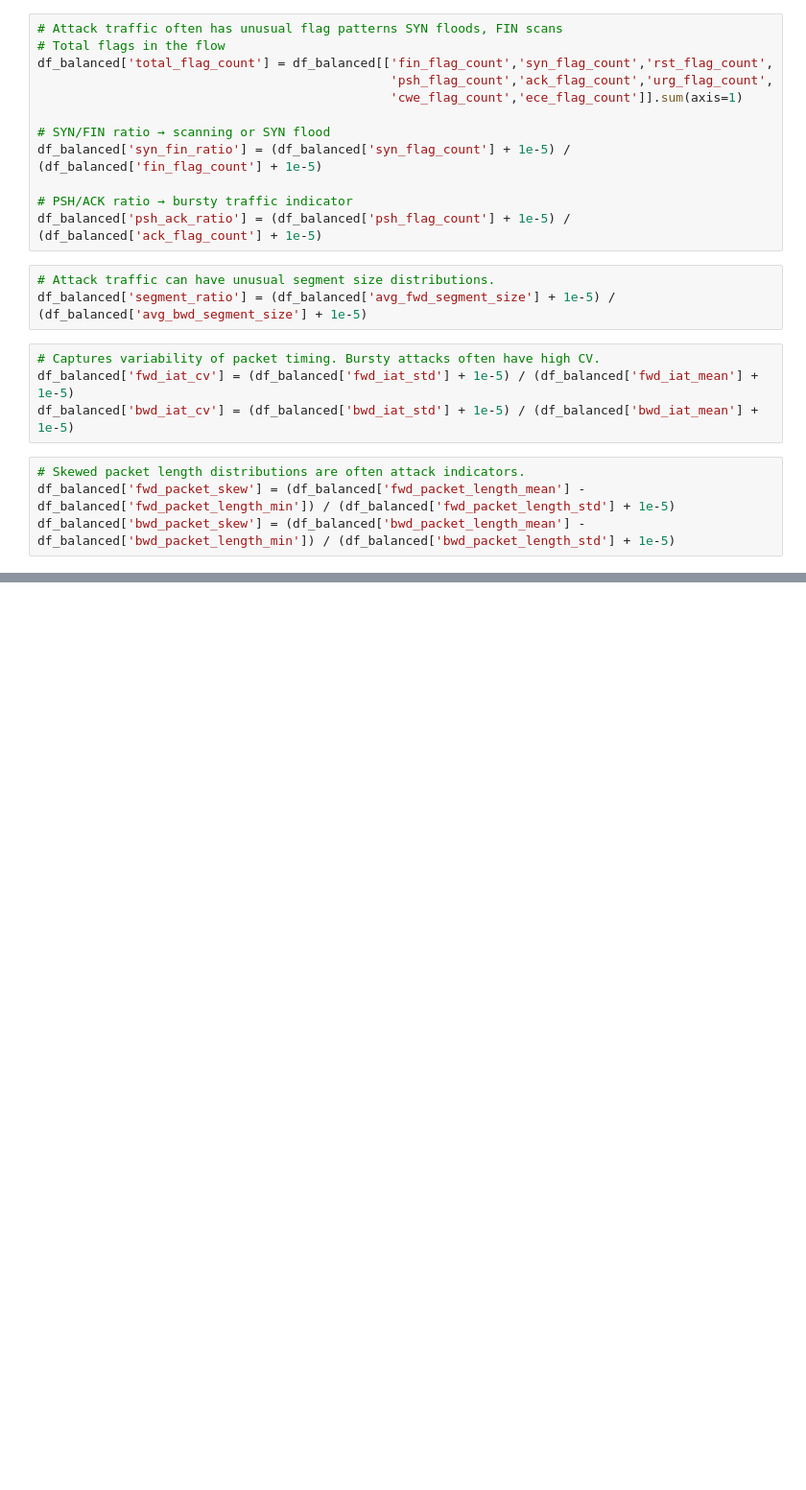
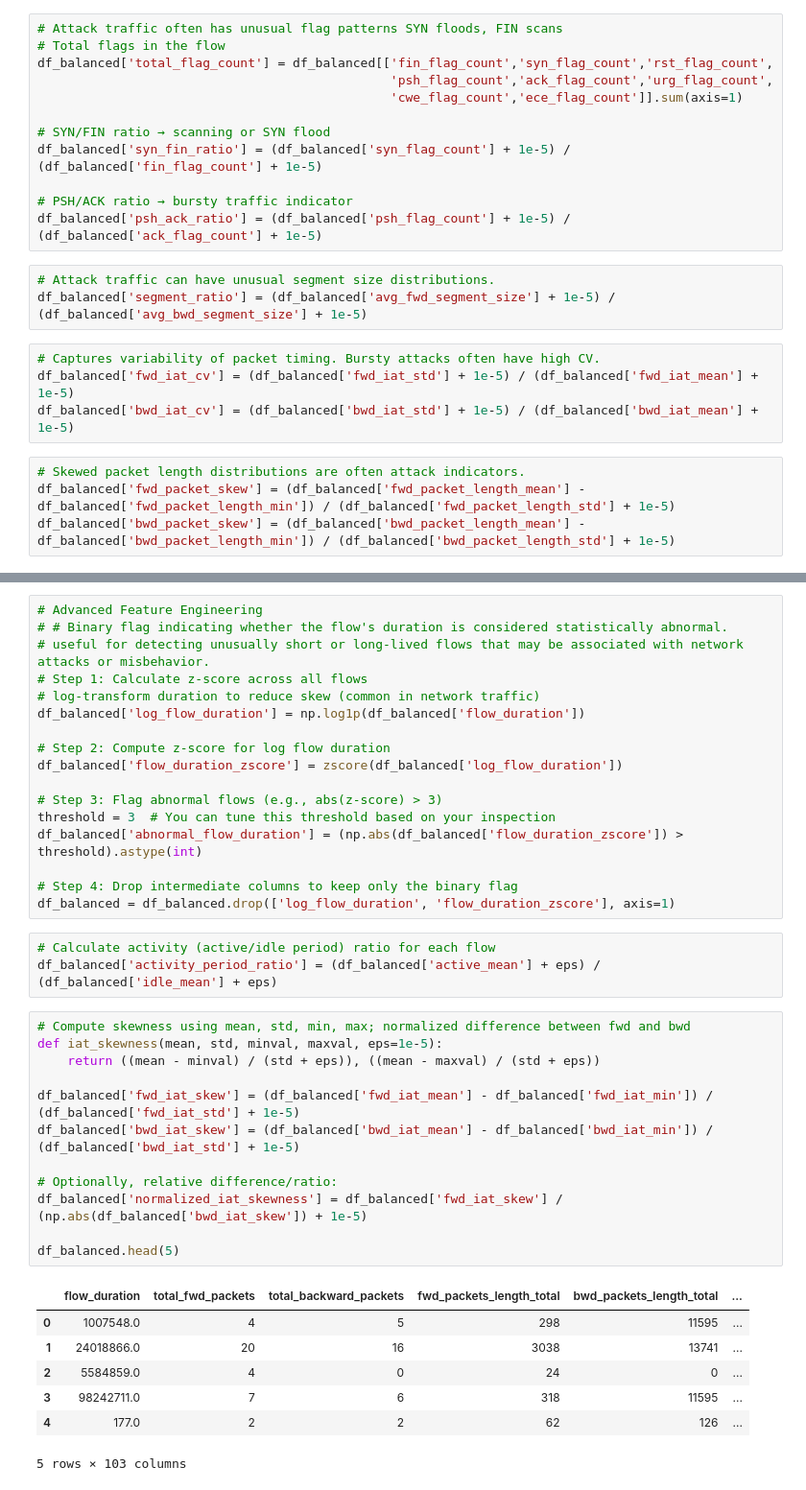
Before and after one commit to HarishDeepak/network-intrusion-detection-system, a Jupyter notebook: Data_cleaning/Copy_of_Preprocessing.ipynb, the cells around one changed output, grey strips where cells are left out. Shown: that part at 96% size. Drawn from its saved outputs; the diff is of its cells as text; blank space fills up the shorter version.

```diff
--- a/Data_cleaning/Copy_of_Preprocessing.ipynb
+++ b/Data_cleaning/Copy_of_Preprocessing.ipynb
@@ -425,0 +436,40 @@ memory usage: 213.5+ MB
+# %%
+# Advanced Feature Engineering
+# # Binary flag indicating whether the flow's duration is considered statistically abnormal.
+# useful for detecting unusually short or long-lived flows that may be associated with network attacks or misbehavior.
+# Step 1: Calculate z-score across all flows
+# log-transform duration to reduce skew (common in network traffic)
+df_balanced['log_flow_duration'] = np.log1p(df_balanced['flow_duration'])
+
+# Step 2: Compute z-score for log flow duration
+df_balanced['flow_duration_zscore'] = zscore(df_balanced['log_flow_duration'])
+
+# Step 3: Flag abnormal flows (e.g., abs(z-score) > 3)
+threshold = 3  # You can tune this threshold based on your inspection
+df_balanced['abnormal_flow_duration'] = (np.abs(df_balanced['flow_duration_zscore']) > threshold).astype(int)
+
+# Step 4: Drop intermediate columns to keep only the binary flag
+df_balanced = df_balanced.drop(['log_flow_duration', 'flow_duration_zscore'], axis=1)
+# %%
+# Calculate activity (active/idle period) ratio for each flow
+df_balanced['activity_period_ratio'] = (df_balanced['active_mean'] + eps) / (df_balanced['idle_mean'] + eps)
+# %%
+# Compute skewness using mean, std, min, max; normalized difference between fwd and bwd
+def iat_skewness(mean, std, minval, maxval, eps=1e-5):
+    return ((mean - minval) / (std + eps)), ((mean - maxval) / (std + eps))
+
+df_balanced['fwd_iat_skew'] = (df_balanced['fwd_iat_mean'] - df_balanced['fwd_iat_min']) / (df_balanced['fwd_iat_std'] + 1e-5)
+df_balanced['bwd_iat_skew'] = (df_balanced['bwd_iat_mean'] - df_balanced['bwd_iat_min']) / (df_balanced['bwd_iat_std'] + 1e-5)
+
+# Optionally, relative difference/ratio:
+df_balanced['normalized_iat_skewness'] = df_balanced['fwd_iat_skew'] / (np.abs(df_balanced['bwd_iat_skew']) + 1e-5)
+
+df_balanced.head(5)
+# %% [output]
+|  | flow_duration | total_fwd_packets | total_backward_packets | fwd_packets_length_total | bwd_packets_length_total | ... |
+| 0 | 1007548.0 | 4 | 5 | 298 | 11595 | ... |
+| 1 | 24018866.0 | 20 | 16 | 3038 | 13741 | ... |
+| 2 | 5584859.0 | 4 | 0 | 24 | 0 | ... |
+| 3 | 98242711.0 | 7 | 6 | 318 | 11595 | ... |
+| 4 | 177.0 | 2 | 2 | 62 | 126 | ... |
+5 rows × 103 columns
```
Also changed, not shown: parts of 13 cells of this notebook.
